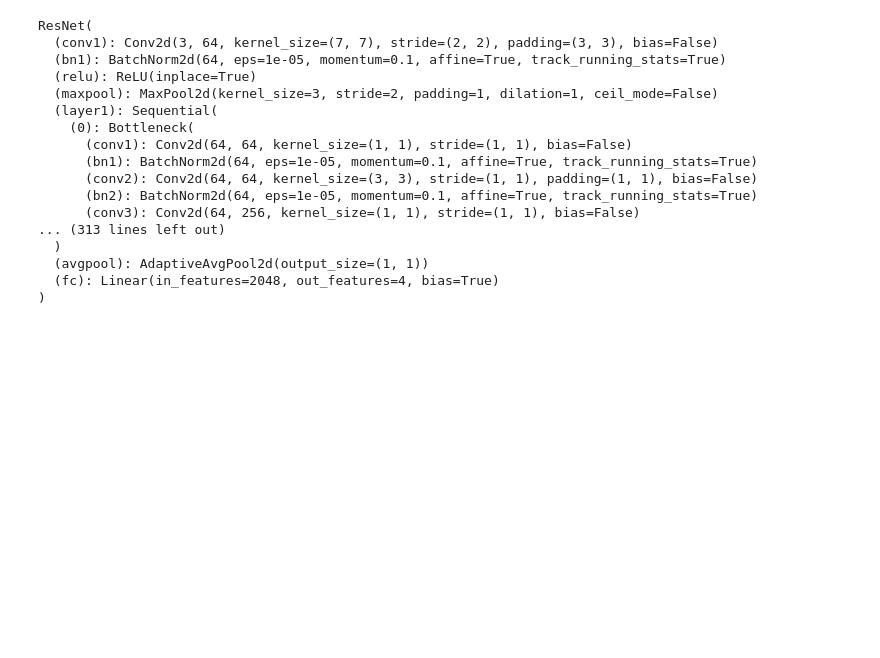
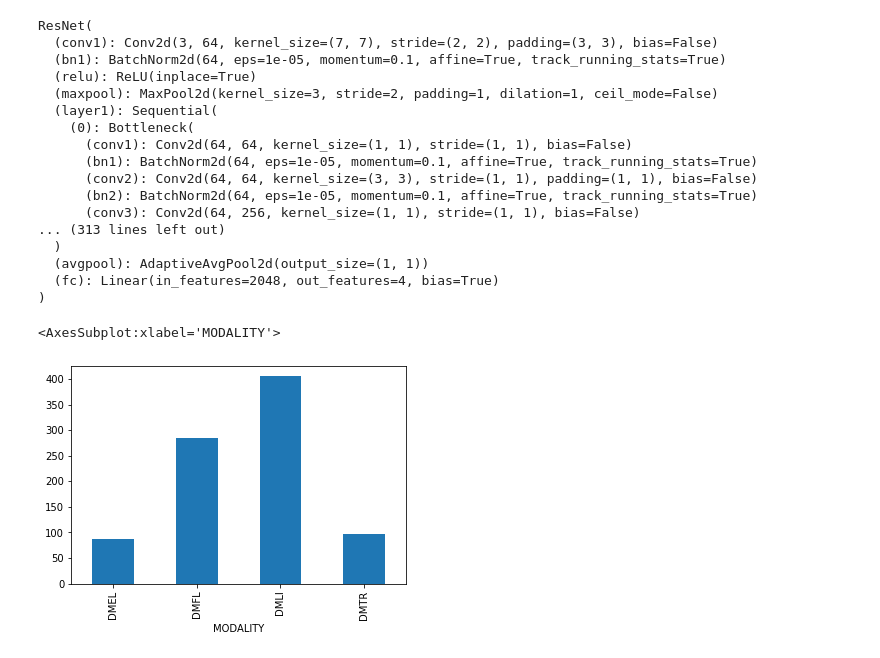
Before and after one commit to jtrells/biomedical-image-classification, a Jupyter notebook: nb/1_create_microscopy_labels.ipynb, the cells around one changed output. Drawn from its saved outputs; the diff is of its cells as text; code cells hidden in the pictures; blank space fills up the shorter version.

```diff
--- a/nb/1_create_microscopy_labels.ipynb
+++ b/nb/1_create_microscopy_labels.ipynb
@@ -302,3 +302,8 @@ ResNet(
   (avgpool): AdaptiveAvgPool2d(output_size=(1, 1))
   (fc): Linear(in_features=2048, out_features=4, bias=True)
 )
+# %%
+df[df['SET']=='test'].groupby(['MODALITY'])['ID'].count().plot.bar()
+# %% [output]
+<AxesSubplot:xlabel='MODALITY'>
+[figure, added]
```
Also changed, not shown: parts of 3 cells of this notebook, 30 other files.
